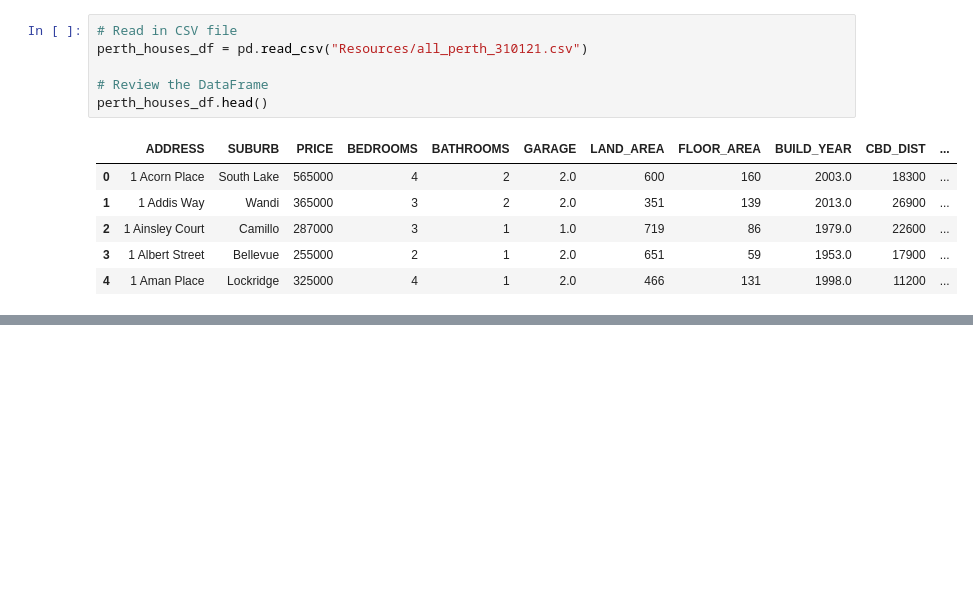
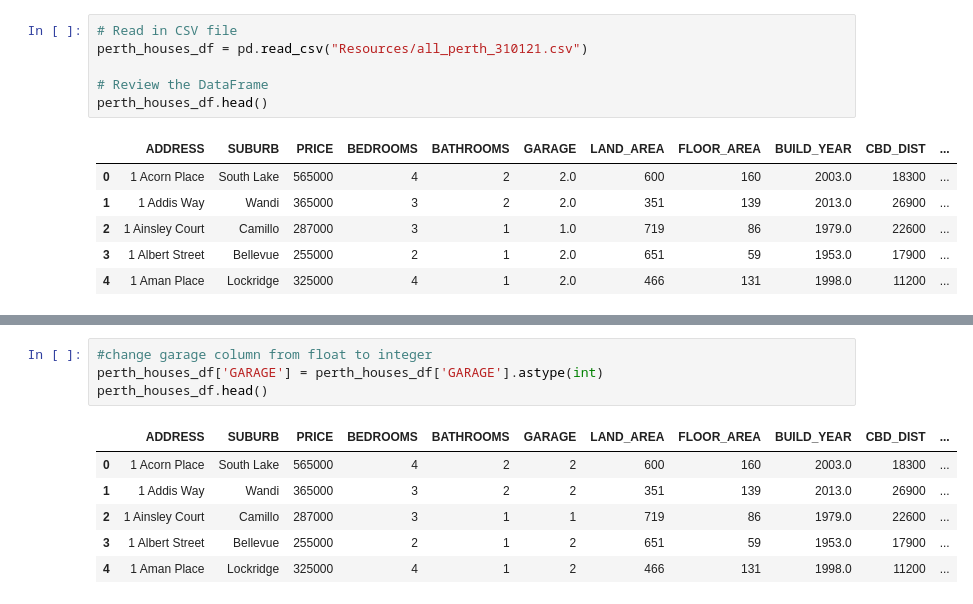
Before and after one commit to TroyFoote/Exploring_Perth_House_Prices, a Jupyter notebook: Perth_House_Prices.ipynb, the cells around one changed output, grey strips where cells are left out. Saved outputs shown, nothing was run; the diff lists cells and outputs as text; blank space fills up the shorter version.

```diff
--- a/Perth_House_Prices.ipynb
+++ b/Perth_House_Prices.ipynb
@@ -18,0 +93,11 @@ perth_houses_df.head()
+# %%
+#change garage column from float to integer
+perth_houses_df['GARAGE'] = perth_houses_df['GARAGE'].astype(int)
+perth_houses_df.head()
+# %% [output]
+|  | ADDRESS | SUBURB | PRICE | BEDROOMS | BATHROOMS | GARAGE | LAND_AREA | FLOOR_AREA | BUILD_YEAR | CBD_DIST | ... |
+| 0 | 1 Acorn Place | South Lake | 565000 | 4 | 2 | 2 | 600 | 160 | 2003.0 | 18300 | ... |
+| 1 | 1 Addis Way | Wandi | 365000 | 3 | 2 | 2 | 351 | 139 | 2013.0 | 26900 | ... |
+| 2 | 1 Ainsley Court | Camillo | 287000 | 3 | 1 | 1 | 719 | 86 | 1979.0 | 22600 | ... |
+| 3 | 1 Albert Street | Bellevue | 255000 | 2 | 1 | 2 | 651 | 59 | 1953.0 | 17900 | ... |
+| 4 | 1 Aman Place | Lockridge | 325000 | 4 | 1 | 2 | 466 | 131 | 1998.0 | 11200 | ... |
```
Also changed, not shown: parts of 8 cells of this notebook, 1 other file.
